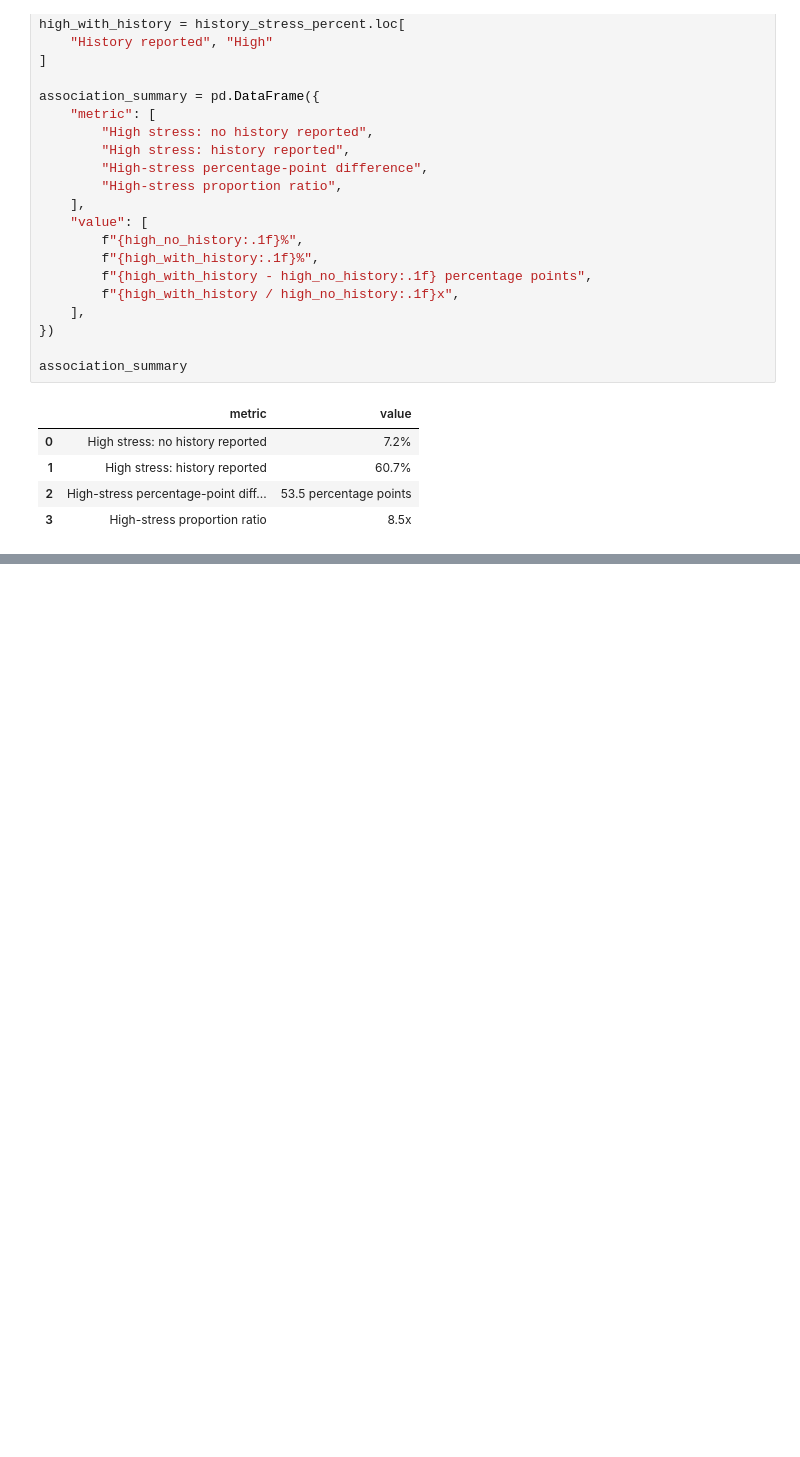
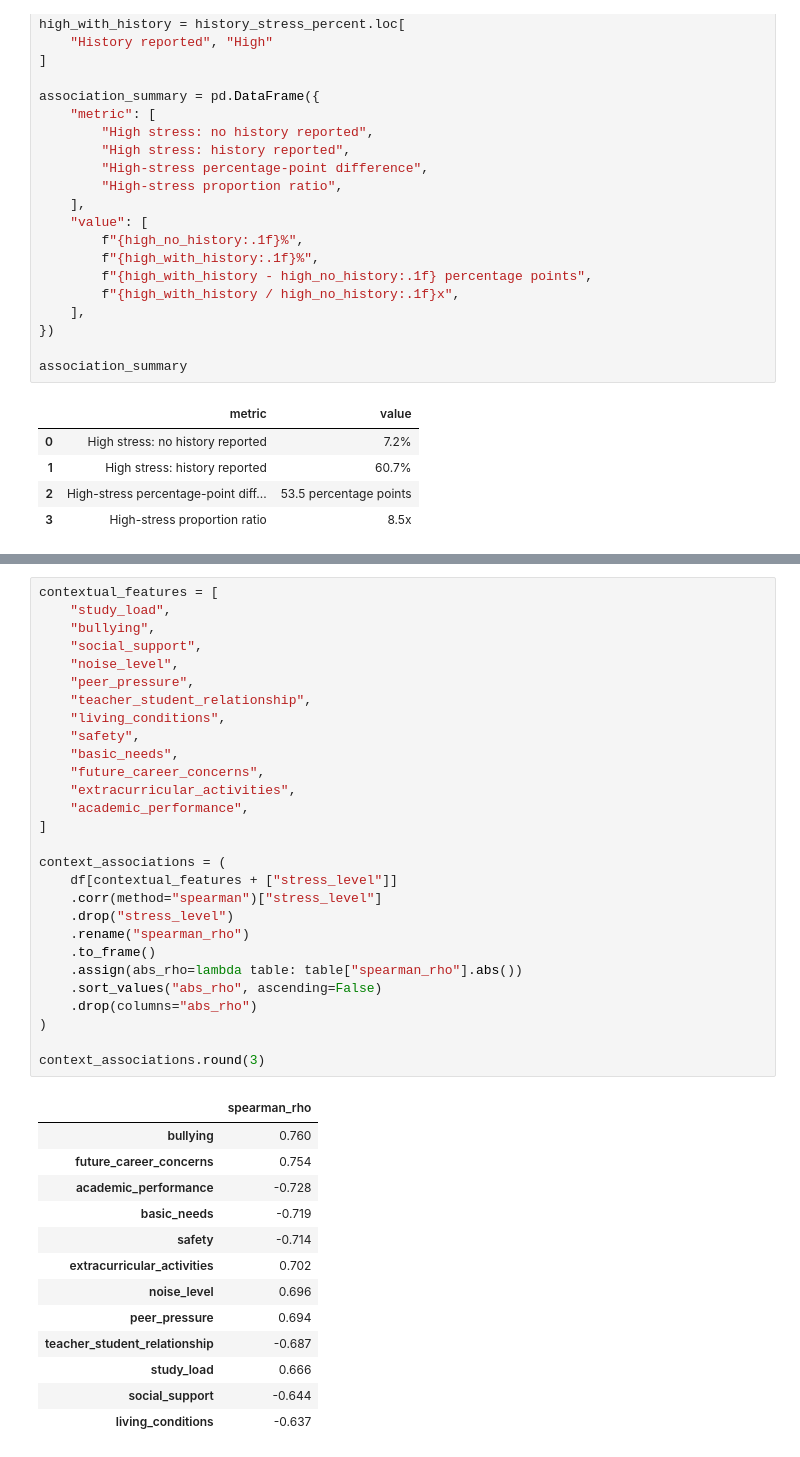
Before and after one commit to ShayanNajafian/academic-stress-research, a Jupyter notebook: notebooks/analysis.ipynb, the cells around one changed output, grey strips where cells are left out. Cells and saved outputs as stored; diff of their text form; blank space fills up the shorter version.

```diff
--- a/notebooks/analysis.ipynb
+++ b/notebooks/analysis.ipynb
@@ -608,0 +574,42 @@ The project will pursue an early-warning direction while acknowledging that the
+# %%
+contextual_features = [
+    "study_load",
+    "bullying",
+    "social_support",
+    "noise_level",
+    "peer_pressure",
+    "teacher_student_relationship",
+    "living_conditions",
+    "safety",
+    "basic_needs",
+    "future_career_concerns",
+    "extracurricular_activities",
+    "academic_performance",
+]
+
+context_associations = (
+    df[contextual_features + ["stress_level"]]
+    .corr(method="spearman")["stress_level"]
+    .drop("stress_level")
+    .rename("spearman_rho")
+    .to_frame()
+    .assign(abs_rho=lambda table: table["spearman_rho"].abs())
+    .sort_values("abs_rho", ascending=False)
+    .drop(columns="abs_rho")
+)
+
+context_associations.round(3)
+# %% [output]
+|  | spearman_rho |
+| bullying | 0.760 |
+| future_career_concerns | 0.754 |
+| academic_performance | -0.728 |
+| basic_needs | -0.719 |
+| safety | -0.714 |
+| extracurricular_activities | 0.702 |
+| noise_level | 0.696 |
+| peer_pressure | 0.694 |
+| teacher_student_relationship | -0.687 |
+| study_load | 0.666 |
+| social_support | -0.644 |
+| living_conditions | -0.637 |
```
Also changed, not shown: parts of 7 cells of this notebook, 2 other files.
